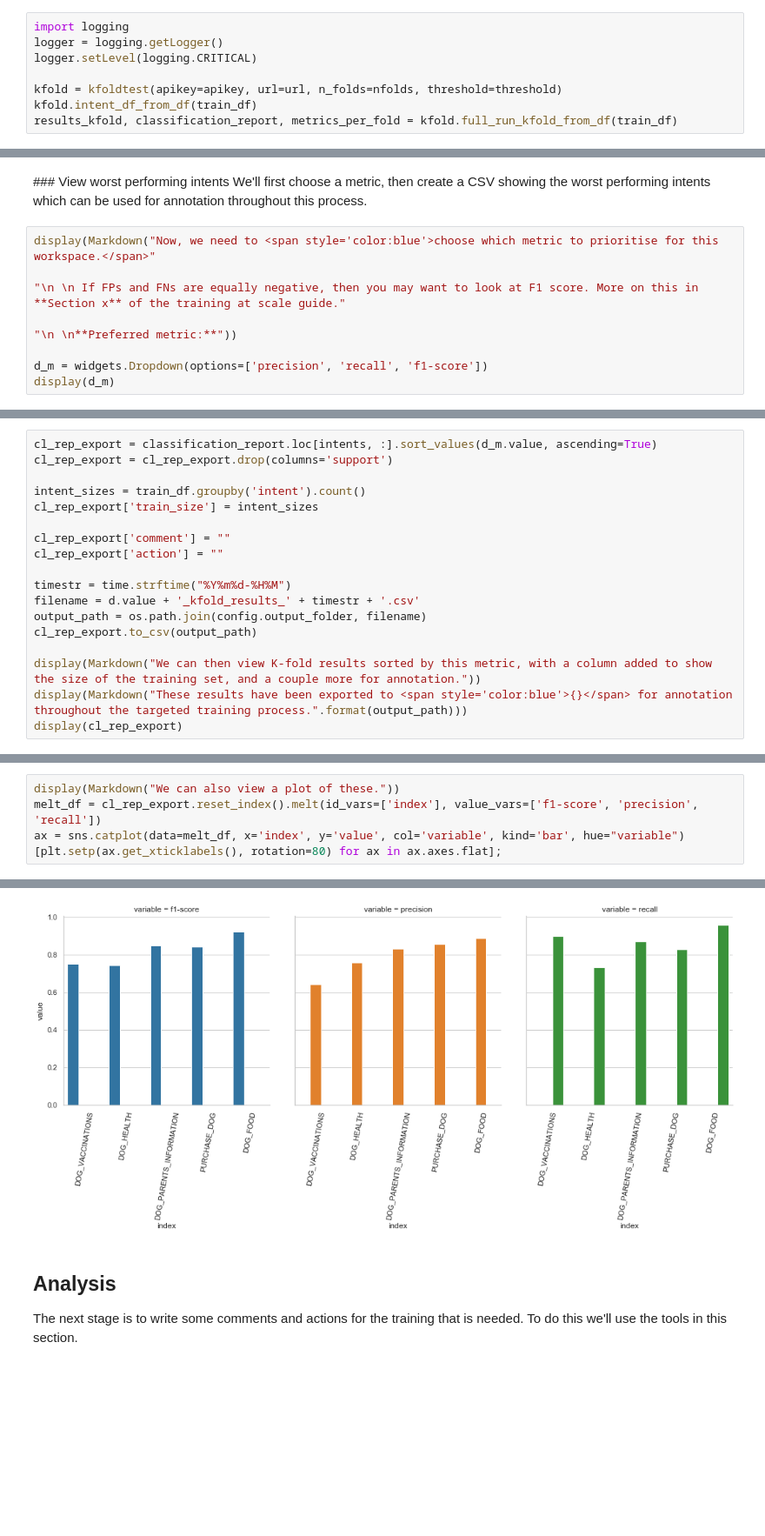
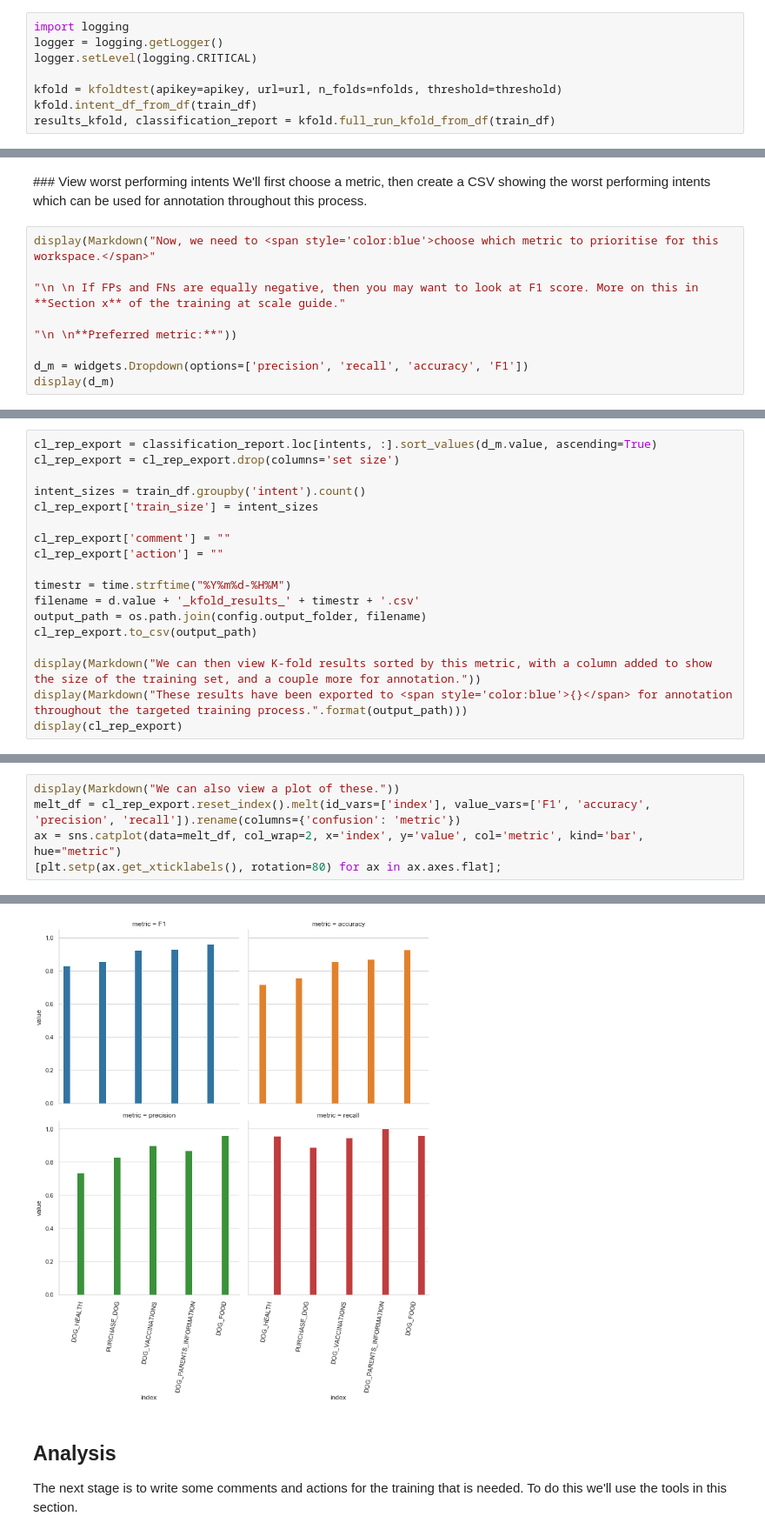
Before and after one commit to chungleu/IntentTraining, a Jupyter notebook: targeted_training.ipynb, the cells around one changed output, grey strips where cells are left out. Shown: that part at 87% size. Drawn from its saved outputs; the diff is of its cells as text; blank space fills up the shorter version.

```diff
--- a/targeted_training.ipynb
+++ b/targeted_training.ipynb
@@ -113,5 +112,5 @@ logger.setLevel(logging.CRITICAL)
 
 kfold = kfoldtest(apikey=apikey, url=url, n_folds=nfolds, threshold=threshold)
 kfold.intent_df_from_df(train_df)
-results_kfold, classification_report, metrics_per_fold = kfold.full_run_kfold_from_df(train_df)
+results_kfold, classification_report = kfold.full_run_kfold_from_df(train_df)
 # %% [output]
@@ -182,7 +141,7 @@ display(Markdown("Now, we need to <span style='color:blue'>choose which metric t
 
 "\n \n**Preferred metric:**"))
 
-d_m = widgets.Dropdown(options=['precision', 'recall', 'f1-score'])
+d_m = widgets.Dropdown(options=['precision', 'recall', 'accuracy', 'F1'])
 display(d_m)
 # %% [output]
 Now, we need to <span style='color:blue'>choose which metric to prioritise for this workspace.</span>
@@ -193,7 +152,7 @@ Now, we need to <span style='color:blue'>choose which metric to prioritise for t
 [interactive output not drawn]
 # %%
 cl_rep_export = classification_report.loc[intents, :].sort_values(d_m.value, ascending=True)
-cl_rep_export = cl_rep_export.drop(columns='support')
+cl_rep_export = cl_rep_export.drop(columns='set size')
 
 intent_sizes = train_df.groupby('intent').count()
 cl_rep_export['train_size'] = intent_sizes
@@ -221,11 +180,11 @@ These results have been exported to <span style='color:blue'>/Users/kalyan/Docum
 # %%
 display(Markdown("We can also view a plot of these."))
-melt_df = cl_rep_export.reset_index().melt(id_vars=['index'], value_vars=['f1-score', 'precision', 'recall'])
-ax = sns.catplot(data=melt_df, x='index', y='value', col='variable', kind='bar', hue="variable")
+melt_df = cl_rep_export.reset_index().melt(id_vars=['index'], value_vars=['F1', 'accuracy', 'precision', 'recall']).rename(columns={'confusion': 'metric'})
+ax = sns.catplot(data=melt_df, col_wrap=2, x='index', y='value', col='metric', kind='bar', hue="metric")
 [plt.setp(ax.get_xticklabels(), rotation=80) for ax in ax.axes.flat];
 # %% [output]
 We can also view a plot of these.
-[figure, old version]
+[figure, new version]
 # %% [markdown]
 ## Analysis
 The next stage is to write some comments and actions for the training that is needed. To do this we'll use the tools in this section.
```
Also changed, not shown: parts of 7 cells of this notebook, 4 other files.
